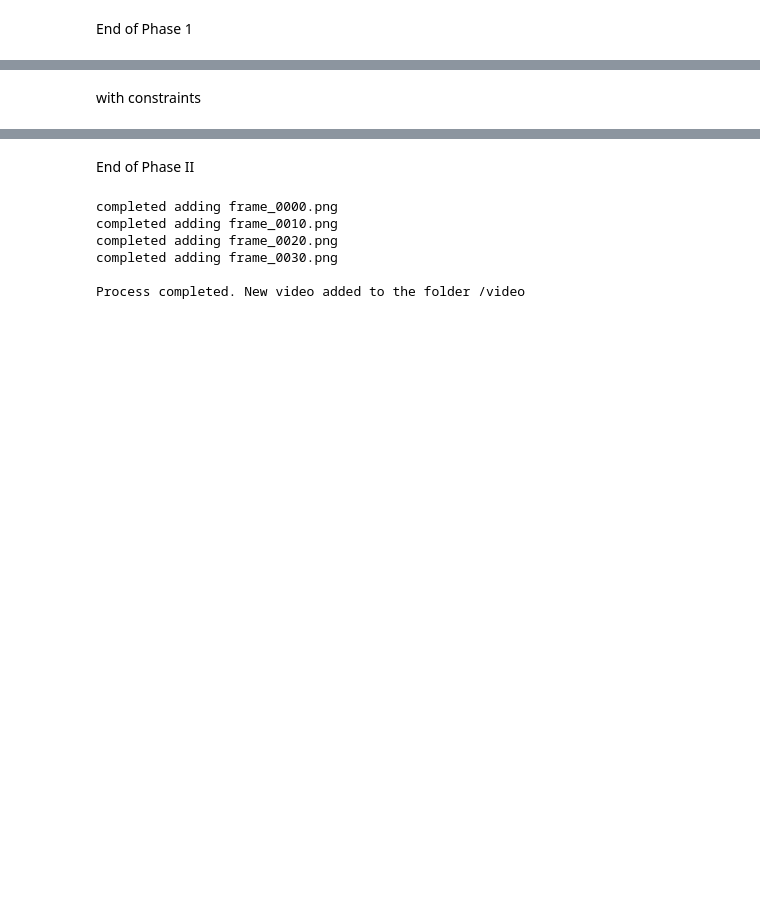
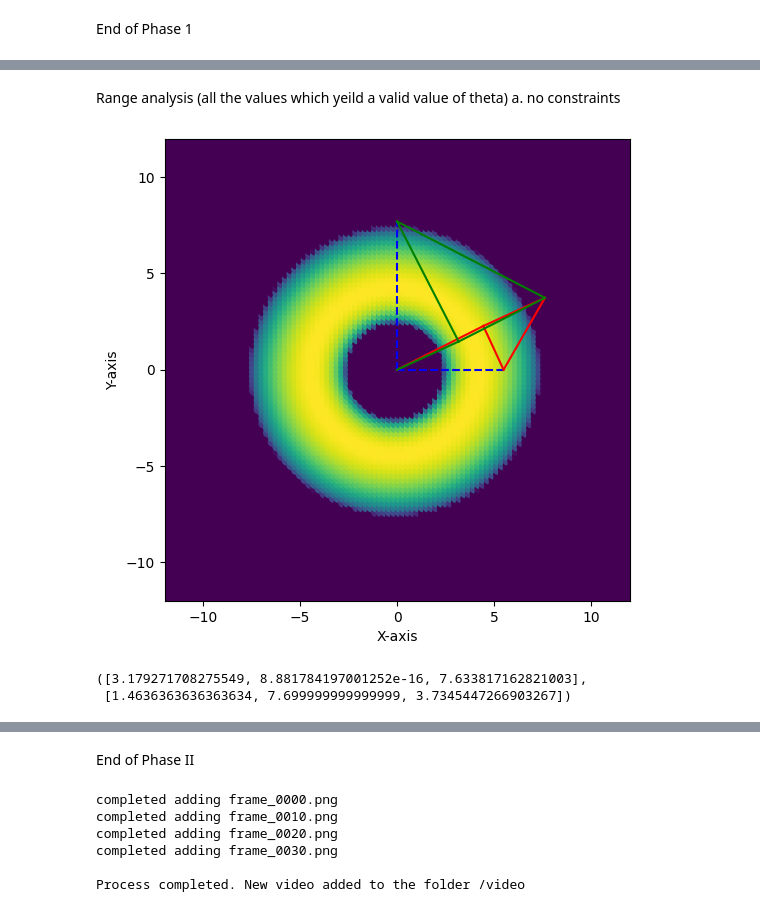
Before and after one commit to RVNayan/Plagiographplotter, a Jupyter notebook: plagiosim.ipynb, the cells around one changed output, grey strips where cells are left out. Saved outputs shown, nothing was run; the diff lists cells and outputs as text; code cells hidden in the pictures; blank space fills up the shorter version.

Commit message:
Fixed bugs and added range analysis

```diff
--- a/plagiosim.ipynb
+++ b/plagiosim.ipynb
@@ -107,2 +57,0 @@ pt.show()
-# %% [markdown]
-with constraints
@@ -110,0 +58,60 @@ with constraints
+# %% [markdown]
+Range analysis (all the values which yeild a valid value of theta)
+a. no constraints
+# %%
+al = np.arctan(BC[:,1] / BC[:,0])
+x = np.linspace(-12, 12, 100)
+y = np.linspace(-12, 12, 100)
+
+X1 = []
+R = 2
+t = []
+for i in x:
+    x1 = []
+    for j in y:
+        x1.append([i,j])
+    x1 = np.array(x1)
+    X1.append(x1)
+
+    t.append(angle(l1 ,bar(x1) ,l2 / (np.sin(beta) / np.sin(gamma))))
+
+t = np.array(t).reshape(-1,1)
+nan_indices = np.isnan(t)
+
+
+t[nan_indices] = 0
+points = [(a, b) for a in x for b in y]
+
+x_values, y_values = zip(*points)
+pt.scatter(x_values, y_values, c=t)
+pt.xlabel('X-axis')
+pt.ylabel('Y-axis')
+pt.rcParams['figure.figsize'] = [6,6]
+#pt.text((0+X[0,0]) / 2, (0+X[0,1]) / 2, (X[0,0],X[0,1]), fontsize=12, color='black', ha='center', va='top')
+pt.plot([0,X[0,0]],[0,X[0,1]],c='blue',linestyle='dashed')
+pt.plot([0,OA[0,0]],[0,OA[0,1]], c= 'red')
+pt.plot([OA[0,0],AX[0,0] + OA[0,0]],[OA[0,1],AX[0,1] + OA[0,1]],c='red')
+pt.plot([OA[0,0],AC[0,0] + OA[0,0]],[OA[0,1],AC[0,1] + OA[0,1]],c='red')
+pt.plot([OC[0,0],X[0,0]], [OC[0,1],X[0,1]],c='red')
+#pt.fill_between([OA[0,0], AX[0,0] + OA[0,0], AC[0,0] + OA[0,0]], [OA[0,1], AX[0,1] + OA[0,1], OC[0,1] + X[0,1]], alpha=0.5, color='red') #shading area
+
+
+pt.plot([0,Y[0,0]],[0,Y[0,1]],c='blue',linestyle='dashed')
+pt.plot([0,OB[0,0]],[0,OB[0,1]],c='green') #bug2 MAIN ERROR
+pt.plot([OB[0,0],BY[0,0] + OB[0,0]],[OB[0,1], BY[0,1] + OB[0,1]],c='green') #bug 4
+pt.plot([OB[0,0],OC[0,0]],[OB[0,1],OC[0,1]],c='green') #bug 3
+pt.plot([OC[0,0],Y[0,0]], [OC[0,1],Y[0,1]],c='green')
+#pt.text((0+Y[0,0]) / 2, (0+Y[0,1]) / 2, (Y[0,0],Y[0,1]), fontsize=12, color='black', ha='center', va='top')
+#pt.fill_between([OB[0,0] , (OB[0,0] + BY[0,0]) , OC[0,0]], [OB[0,1], BY[0,1] + OB[0,1], OC[0,1]], alpha=0.3, color='blue') #shading area
+
+
+pt.plot(X[:, 0], X[:, 1], c = 'black')
+# pt.plot(Y[:, 0], Y[:, 1], c = 'black')
+pt.xlim(-12,12)
+pt.ylim(-12,12)
+pt.show()
+([OB[0,0] , (OB[0,0] + BY[0,0]) , OC[0,0]],[OB[0,1], BY[0,1] + OB[0,1], OC[0,1]])
+# %% [output]
+[figure, added]
+([3.179271708275549, 8.881784197001252e-16, 7.633817162821003],
+ [1.4636363636363634, 7.699999999999999, 3.7345447266903267])
```
Also changed, not shown: parts of 7 cells of this notebook.
